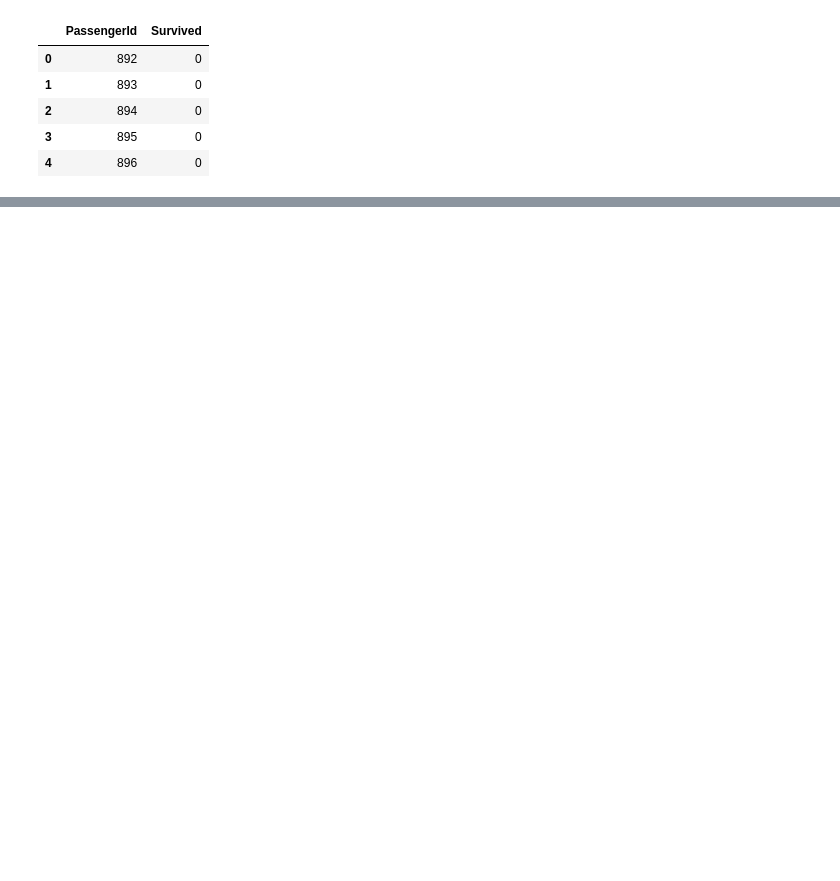
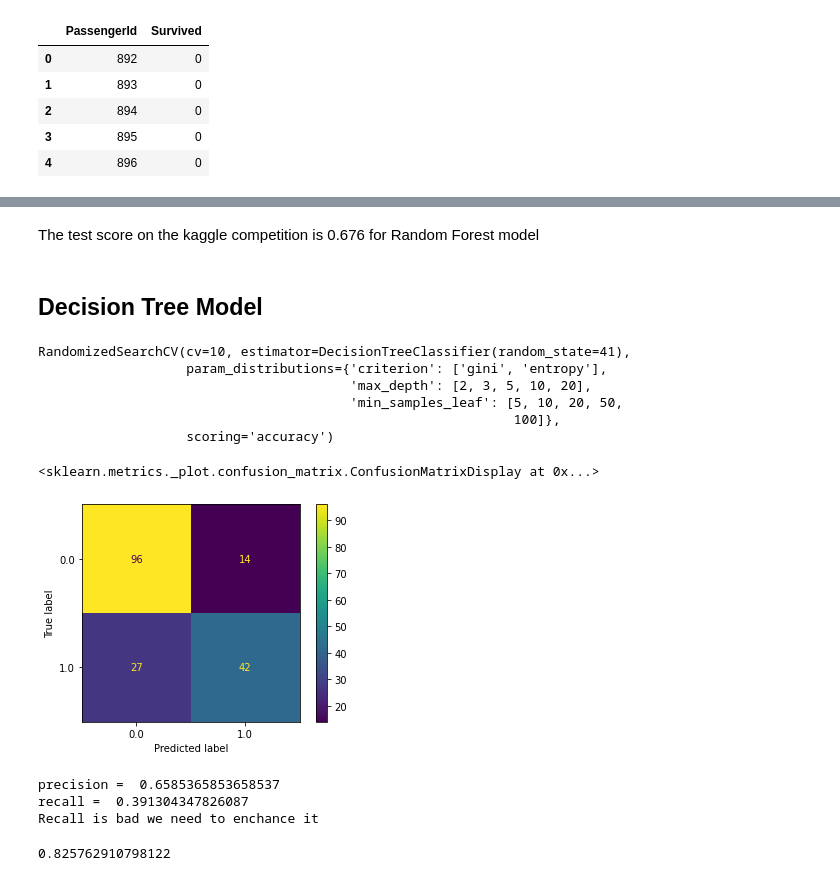
Before and after one commit to marcellinus-witarsah/dataScienceMiniProjects, a Jupyter notebook: TitanicSurvivalModel/Titanic Third.ipynb, the cells around one changed output, grey strips where cells are left out. Cells and saved outputs as stored; diff of their text form; code cells hidden in the pictures; blank space fills up the shorter version.

```diff
--- a/TitanicSurvivalModel/Titanic Third.ipynb
+++ b/TitanicSurvivalModel/Titanic Third.ipynb
@@ -1416,0 +1429,22 @@ files.download('submission.csv')
+# %% [markdown]
+The test score on the kaggle competition is 0.676 for Random Forest model
+# %% [markdown]
+## Decision Tree Model
+# %%
+dt_model = DecisionTreeClassifier(random_state=41)
+dt_parameters = {
+    'max_depth': [2, 3, 5, 10, 20],
+    'min_samples_leaf': [5, 10, 20, 50, 100],
+    'criterion': ["gini", "entropy"]
+}
+
+model_cv = RandomizedSearchCV(dt_model, param_distributions=dt_parameters, cv=10, scoring='accuracy')
+# %%
+model_cv.fit(X_train, y_train)
+# %% [output]
+RandomizedSearchCV(cv=10, estimator=DecisionTreeClassifier(random_state=41),
+                   param_distributions={'criterion': ['gini', 'entropy'],
+                                        'max_depth': [2, 3, 5, 10, 20],
+                                        'min_samples_leaf': [5, 10, 20, 50,
+                                                             100]},
+                   scoring='accuracy')
@@ -1416,0 +1457,22 @@ files.download('submission.csv')
+# %%
+# np.array(y_test)
+cm = confusion_matrix(np.array(y_test), np.array(model_cv.best_estimator_.predict(X_test)))
+ConfusionMatrixDisplay(confusion_matrix=cm, display_labels=model_cv.best_estimator_.classes_).plot()
+# %% [output]
+<sklearn.metrics._plot.confusion_matrix.ConfusionMatrixDisplay at 0x...>
+[figure, added]
+# %%
+precision = tp/ (tp+fp)
+recall = tp/ (tp+fn)
+
+print("precision = ", precision)
+print("recall = ", recall)
+print("Recall is bad we need to enchance it")
+# %% [output]
+precision =  0.6585365853658537
+recall =  0.391304347826087
+Recall is bad we need to enchance it
+# %%
+model_cv.best_score_
+# %% [output]
+0.825762910798122
```
Also changed, not shown: parts of 34 cells of this notebook.
